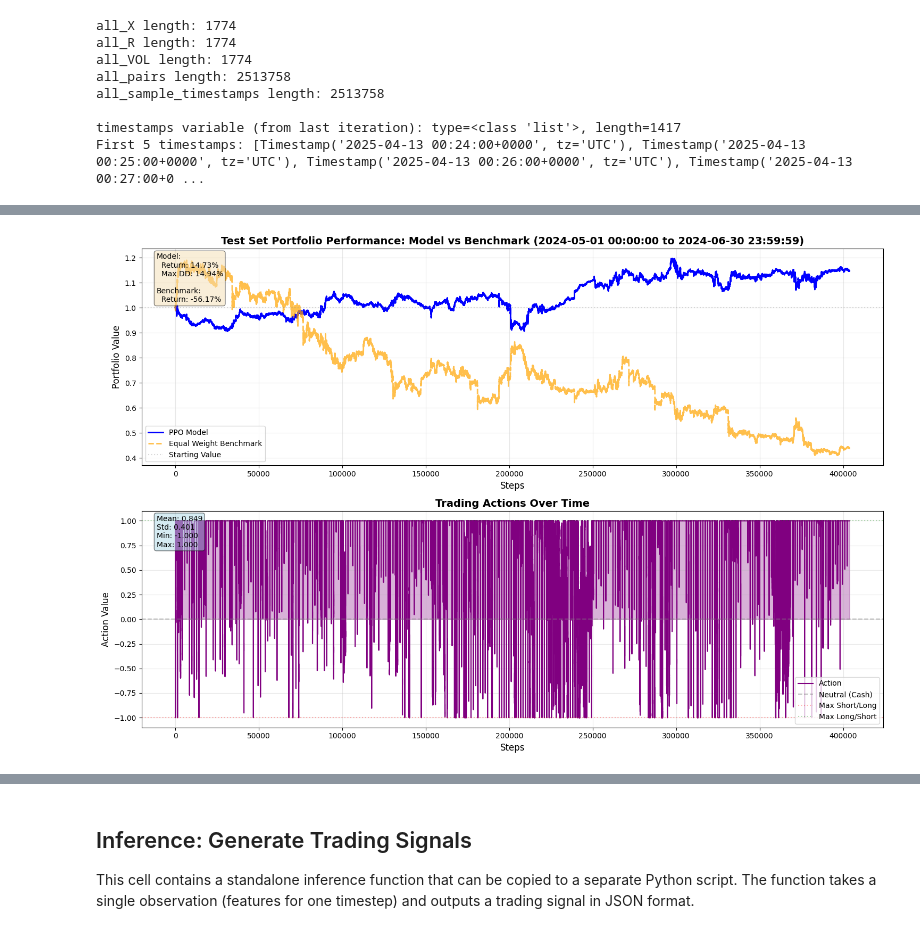
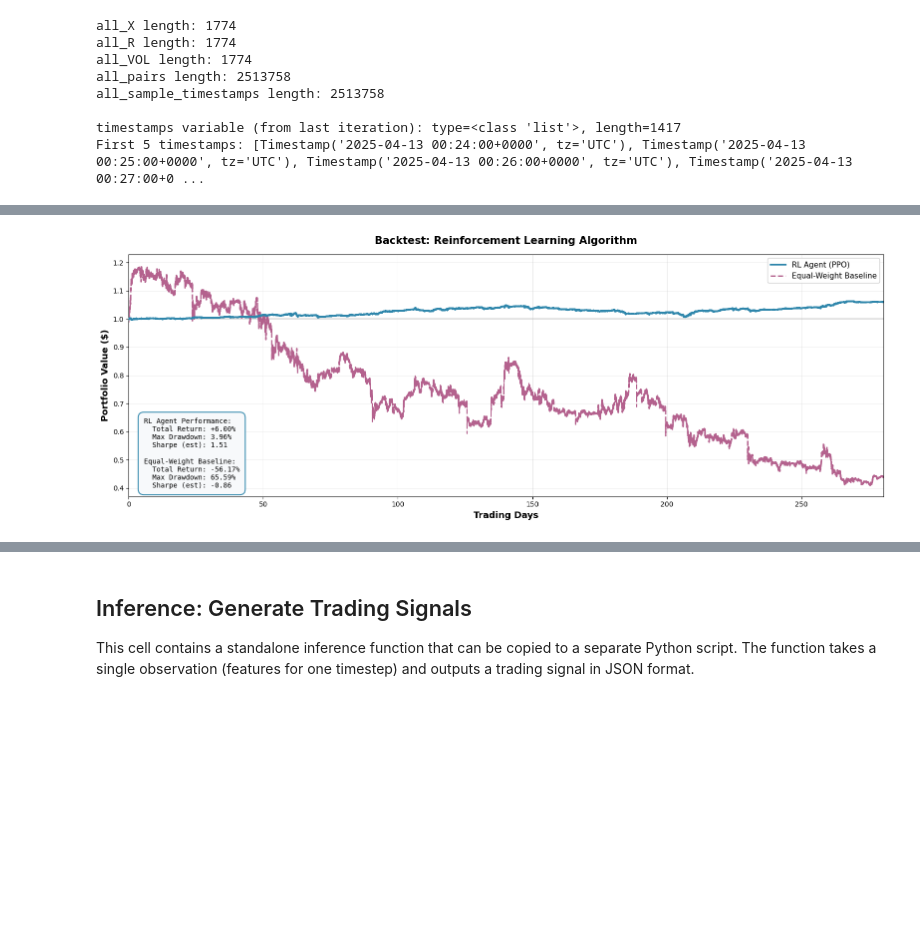
Before and after one commit to lazi-nhr/ai-agents-perpetuals, a Jupyter notebook: rl_stat_arb.ipynb, the cells around one changed output, grey strips where cells are left out. Saved outputs shown, nothing was run; the diff lists cells and outputs as text; code cells hidden in the pictures; blank space fills up the shorter version.

Commit message:
plotting

```diff
--- a/rl_stat_arb.ipynb
+++ b/rl_stat_arb.ipynb
@@ -1652,12 +1630,12 @@ Saved: ./reports/metrics_20251121_125456.json and ./reports/metrics_20251121_125
 # %%
 # Load the best trained model
 best_split = SPLITS[0]
-model_path = os.path.join(CONFIG["IO"]["models_dir"], "final_model.zip")
+model_path = os.path.join(CONFIG["IO"]["models_dir"], "best_model.zip")
 
 # Check if best model exists, otherwise use the split model
 if not os.path.exists(model_path):
     #model_path = os.path.join(CONFIG["IO"]["models_dir"], f"ppo_{best_split['name']}.zip")
-    model_path = os.path.join(CONFIG["IO"]["models_dir"], "best_model.zip")
+    model_path = os.path.join(CONFIG["IO"]["models_dir"], "final_model.zip")
 
 print(f"Loading model from: {model_path}")
 model = PPO.load(model_path)
@@ -1700,47 +1678,49 @@ print(f"Benchmark final value: {ec_bench.iloc[-1]:.4f} ({(ec_bench.iloc[-1] - 1)
 print(f"Average leverage: {lev.mean():.4f}")
 print(f"Average turnover: {to.mean():.4f}")
 
-# Create visualization
-fig, axes = plt.subplots(2, 1, figsize=(15, 10))
+# Create visualization with improved labeling
+fig, ax = plt.subplots(1, 1, figsize=(16, 6))
 
-# Plot 1: Portfolio Value - Model vs Benchmark
-axes[0].plot(ec.index, ec.values, label='PPO Model', color='blue', linewidth=2)
-axes[0].plot(ec_bench.index, ec_bench.values, label='Equal Weight Benchmark', color='orange', linewidth=2, linestyle='--', alpha=0.7)
-axes[0].axhline(y=1.0, color='gray', linestyle=':', alpha=0.3, label='Starting Value')
-axes[0].set_title(f'Test Set Portfolio Performance: Model vs Benchmark ({test_period_start} to {test_period_end})', fontsize=14, fontweight='bold')
-axes[0].set_xlabel('Steps', fontsize=12)
-axes[0].set_ylabel('Portfolio Value', fontsize=12)
-axes[0].legend(fontsize=10)
-axes[0].grid(True, alpha=0.3)
+# Convert steps to days (1 step = 1 minute)
+minutes_per_day = 24 * 60
+days = ec.index / minutes_per_day
+days_bench = ec_bench.index / minutes_per_day
 
-# Add performance metrics as text
+# Calculate performance metrics
 final_value = ec.iloc[-1]
 total_return = (final_value - 1) * 100
 max_drawdown = (ec / ec.cummax() - 1).min()
 bench_return = (ec_bench.iloc[-1] - 1) * 100
-metrics_text = f'Model:\n  Return: {total_return:.2f}%\n  Max DD: {abs(max_drawdown) * 100:.2f}%\n\nBenchmark:\n  Return: {bench_return:.2f}%'
-axes[0].text(0.02, 0.98, metrics_text, transform=axes[0].transAxes,
-             fontsize=10, verticalalignment='top',
-             bbox=dict(boxstyle='round', facecolor='wheat', alpha=0.5))
+bench_max_drawdown = (ec_bench / ec_bench.cummax() - 1).min()
+total_days = len(ec) / minutes_per_day
 
-# Plot 2: Trading Actions
-axes[1].plot(act.index, act.values, label='Action', drawstyle='steps-post', color='purple', linewidth=1.5)
-axes[1].axhline(y=0, color='gray', linestyle='--', alpha=0.5, label='Neutral (Cash)')
-axes[1].axhline(y=-1, color='red', linestyle=':', alpha=0.3, label='Max Short/Long')
-axes[1].axhline(y=1, color='green', linestyle=':', alpha=0.3, label='Max Long/Short')
-axes[1].fill_between(act.index, act.values, 0, alpha=0.3, color='purple')
-axes[1].set_ylim(-1.1, 1.1)
-axes[1].set_title('Trading Actions Over Time', fontsize=14, fontweight='bold')
-axes[1].set_xlabel('Steps', fontsize=12)
-axes[1].set_ylabel('Action Value', fontsize=12)
-axes[1].legend(fontsize=10)
-axes[1].grid(True, alpha=0.3)
+# Plot: Portfolio Value - Model vs Benchmark
+ax.plot(days, ec.values, label='RL Agent (PPO)', color='#2E86AB', linewidth=2.5, zorder=3)
+ax.plot(days_bench, ec_bench.values, label='Equal-Weight Baseline',
+        color='#A23B72', linewidth=2, linestyle='--', alpha=0.8, zorder=2)
+ax.axhline(y=1.0, color='#888888', linestyle='-', linewidth=1.5, alpha=0.4, zorder=1)
+ax.set_title('Backtest: Reinforcement Learning Algorithm',
+             fontsize=15, fontweight='bold', pad=15)
+ax.set_xlabel('Trading Days', fontsize=13, fontweight='600')
+ax.set_ylabel('Portfolio Value ($)', fontsize=13, fontweight='600')
+ax.legend(fontsize=11, loc='best', framealpha=0.95)
+ax.grid(True, alpha=0.25, linestyle='-', linewidth=0.7)
+ax.set_xlim(0, total_days)
 
-# Add action statistics as text
-action_stats = f'Mean: {act.mean():.3f}\nStd: {act.std():.3f}\nMin: {act.min():.3f}\nMax: {act.max():.3f}'
-axes[1].text(0.02, 0.98, action_stats, transform=axes[1].transAxes,
-             fontsize=10, verticalalignment='top',
-             bbox=dict(boxstyle='round', facecolor='lightblue', alpha=0.5))
+# Add performance metrics box with better formatting (moved to lower left)
+metrics_text = (f'RL Agent Performance:\n'
+                f'  Total Return: {total_return:+.2f}%\n'
+                f'  Max Drawdown: {abs(max_drawdown) * 100:.2f}%\n'
+                f'  Sharpe (est): {(total_return / (abs(max_drawdown) * 100 + 1e-6)):.2f}\n'
+                f'\n'
+                f'Equal-Weight Baseline:\n'
+                f'  Total Return: {bench_return:+.2f}%\n'
+                f'  Max Drawdown: {abs(bench_max_drawdown) * 100:.2f}%\n'
+                f'  Sharpe (est): {(bench_return / (abs(bench_max_drawdown) * 100 + 1e-6)):.2f}')
+ax.text(0.02, 0.03, metrics_text, transform=ax.transAxes,
+        fontsize=10, verticalalignment='bottom', family='monospace',
+        bbox=dict(boxstyle='round,pad=0.8', facecolor='#F7F9FB',
+                 edgecolor='#2E86AB', linewidth=1.5, alpha=0.95))
 
 plt.tight_layout()
 plt.show()
@@ -1761,18 +1741,15 @@ print("\nTrading Statistics:")
 print(f"  Average Action:        {act.mean():.4f}")
 print(f"  Action Std Dev:        {act.std():.4f}")
 print(f"  Action Range:          [{act.min():.4f}, {act.max():.4f}]")
-print(f"  Avg Turnover:          {to.mean():.4f}")
-print(f"  Avg Leverage:          {lev.mean():.4f}")
-print(f"  Max Leverage:          {lev.max():.4f}")
+print(f"  Average Leverage:      {lev.mean():.4f}")
+print(f"  Average Turnover:      {to.mean():.4f}")
 
-# Action distribution
-neutral_pct = ((act.abs() < 0.1).sum() / len(act)) * 100
-long_pct = ((act > 0.1).sum() / len(act)) * 100
-short_pct = ((act < -0.1).sum() / len(act)) * 100
+print("\nBenchmark Metrics:")
+print(f"  Final Value:           {ec_bench.iloc[-1]:.4f}")
+print(f"  Total Return:          {(ec_bench.iloc[-1] - 1) * 100:.2f}%")
+print(f"  Max Drawdown:          {abs(bench_max_drawdown) * 100:.2f}%")
 
-print("\nAction Distribution:")
-print(f"  Neutral (|action| < 0.1): {neutral_pct:.2f}%")
-print(f"  Long (action > 0.1):      {long_pct:.2f}%")
-print(f"  Short (action < -0.1):    {short_pct:.2f}%")
-print("="*60)
+print("\nRelative Performance:")
+print(f"  Outperformance:        {(ec.iloc[-1] - ec_bench.iloc[-1]) * 100:.2f}%")
+print(f"  Return Ratio:          {ec.iloc[-1] / ec_bench.iloc[-1]:.4f}x")
 # %% [output]
@@ -1791,4 +1773,4 @@ Average turnover: 0.0077
-[figure, old version]
+[figure, new version]
 ============================================================
 DETAILED BACKTEST STATISTICS
 ============================================================
```
Also changed, not shown: parts of 14 cells of this notebook.
